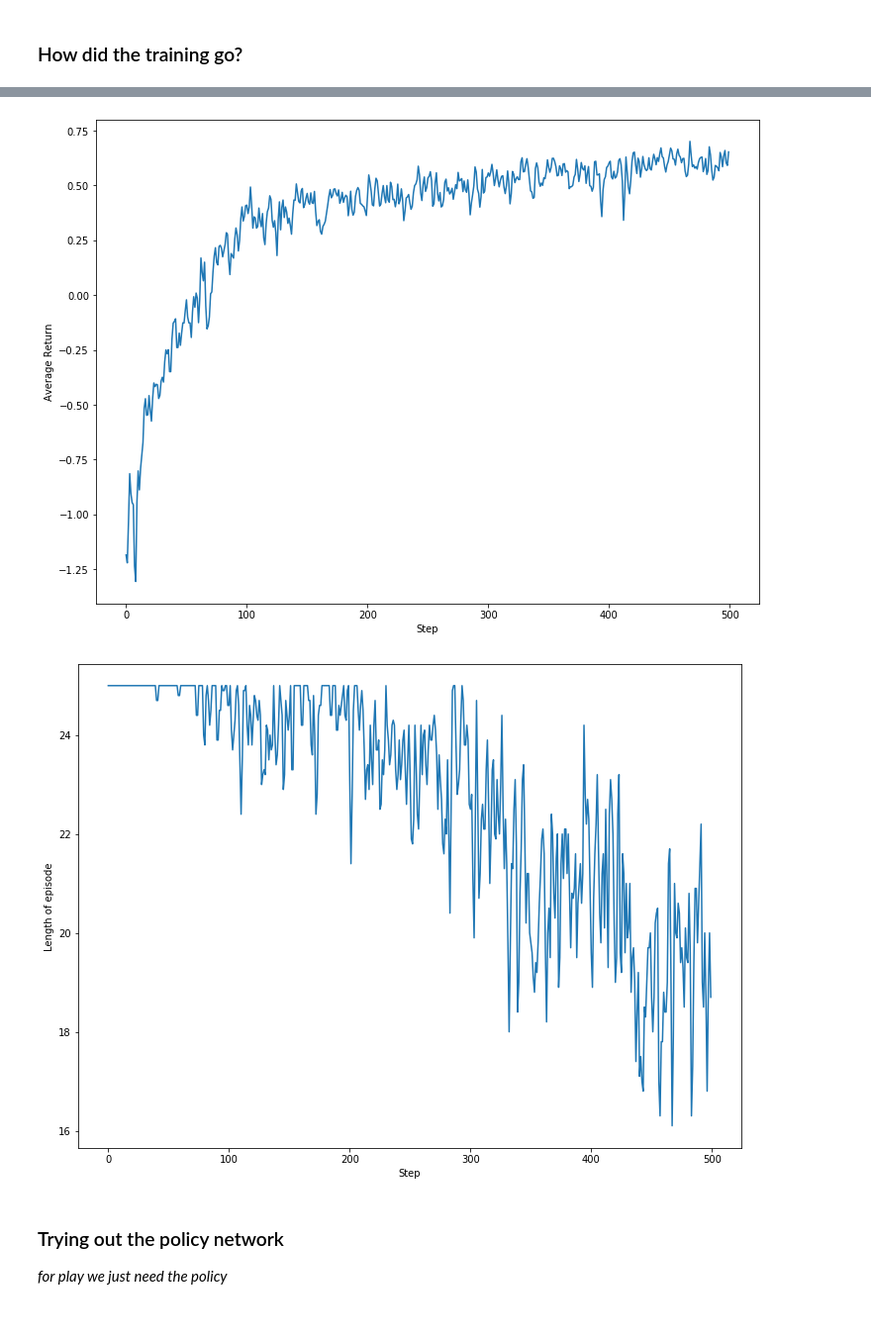
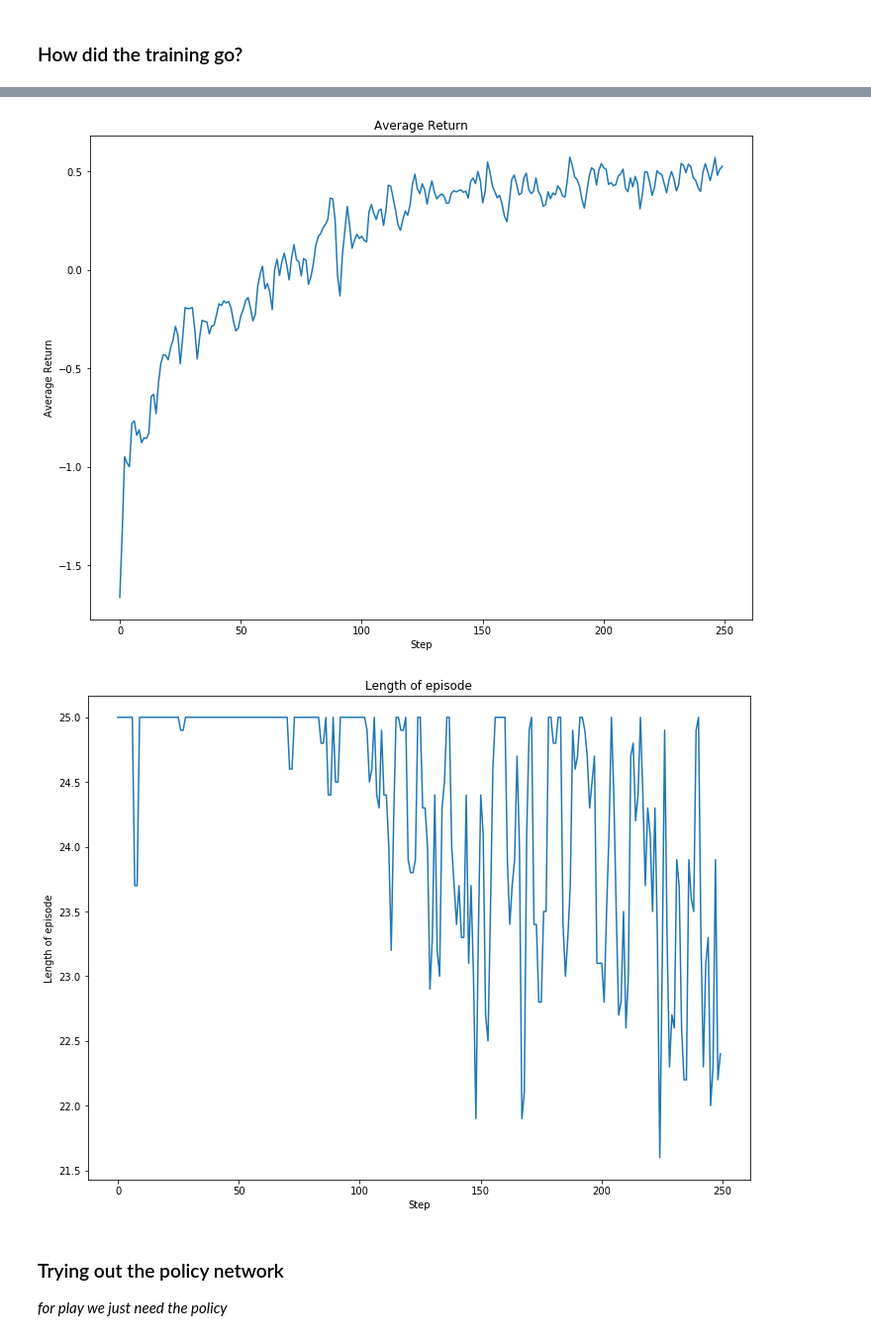
Before and after one commit to christianhidber/easyagents, a Jupyter notebook: jupyter_notebooks/tf_agents_orso_talk.ipynb, the cells around one changed output, grey strips where cells are left out. Shown at 99% size. Saved outputs shown, nothing was run; the diff lists cells and outputs as text; code cells hidden in the pictures.

```diff
--- a/jupyter_notebooks/tf_agents_orso_talk.ipynb
+++ b/jupyter_notebooks/tf_agents_orso_talk.ipynb
@@ -564,7 +575,7 @@ collect_driver.run = common.function(collect_driver.run)
 1. erase all data
 1. repeat for a number of iterations
 # %%
-num_iterations = 500  # @param {type:"integer"}
+num_iterations = 250  # @param {type:"integer"}
 log_interval = 25 # @param {type:"integer"}
 # %%
 %%time
@@ -638,18 +671,20 @@ plt.xlabel('Step');
 # %%
 steps = range(0, num_iterations)
 plt.plot(steps, returns)
+plt.title('Average Return')
 plt.ylabel('Average Return')
 plt.xlabel('Step');
 # %% [output]
-[figure, old version]
+[figure, new version]
 # %%
 steps = range(0, num_iterations)
 
 plt.plot(steps, lengths)
+plt.title('Length of episode')
 plt.ylabel('Length of episode')
 plt.xlabel('Step');
 # %% [output]
-[figure, old version]
+[figure, new version]
 # %% [markdown]
 ### Trying out the policy network
 
```
Also changed, not shown: parts of 14 cells of this notebook.
